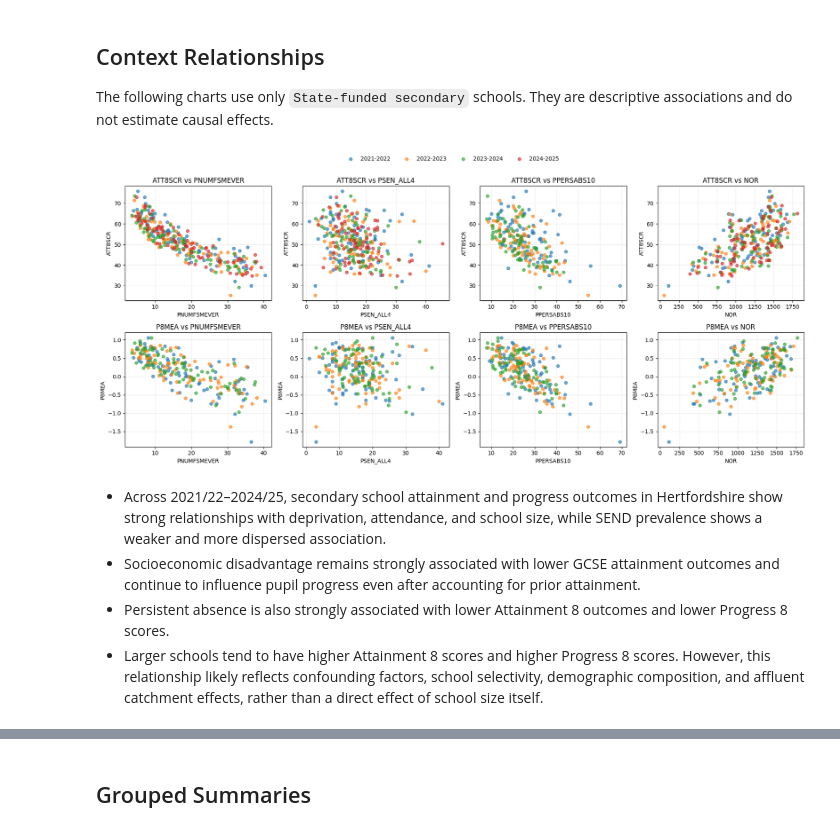
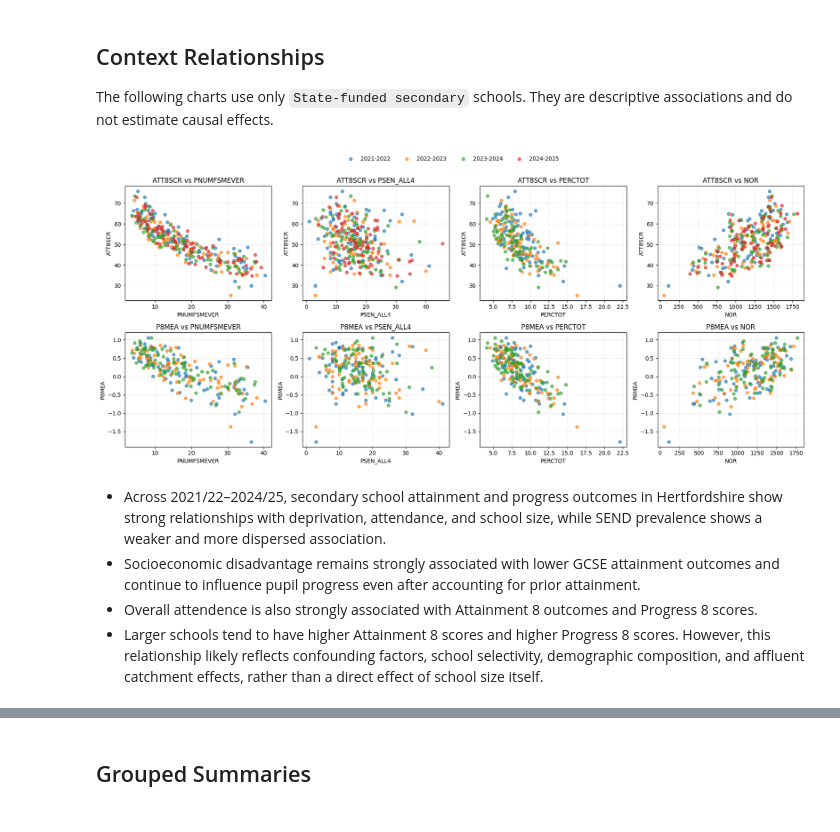
Before and after one commit to JShi12/Hertfordshire-Secondary-School-Performance-Analysis, a Jupyter notebook: Hertfordshire-Secondary-School-Performance-Analysis.ipynb, the cells around one changed output, grey strips where cells are left out. Drawn from its saved outputs; the diff is of its cells as text; code cells hidden in the pictures.

```diff
--- a/Hertfordshire-Secondary-School-Performance-Analysis.ipynb
+++ b/Hertfordshire-Secondary-School-Performance-Analysis.ipynb
@@ -539,38 +540,38 @@ The following charts use only `State-funded secondary` schools. They are descrip
 # %%
 state_funded_panel = panel.copy()
 
 def scatter_by_year(x: str, y: str, ax: plt.Axes) -> None:
     valid = state_funded_panel.dropna(subset=[x, y])
     for year, group in valid.groupby("academic_year"):
         ax.scatter(group[x], group[y], label=year, alpha=0.65, s=30)
     ax.set_xlabel(x)
     ax.set_ylabel(y)
     ax.set_title(f"{y} vs {x}")
     ax.grid(alpha=0.25)
 
 
 scatter_pairs = [
     ("PNUMFSMEVER", "ATT8SCR"),
     ("PSEN_ALL4", "ATT8SCR"),
-    ("PPERSABS10", "ATT8SCR"),
+    ("PERCTOT", "ATT8SCR"),
     ("NOR", "ATT8SCR"),
     ("PNUMFSMEVER", "P8MEA"),
     ("PSEN_ALL4", "P8MEA"),
-    ("PPERSABS10", "P8MEA"),
+    ("PERCTOT", "P8MEA"),
     ("NOR", "P8MEA"),
 ]
 
 fig, axes = plt.subplots(2, 4, figsize=(18, 8))
 for axis, (x, y) in zip(axes.ravel(), scatter_pairs):
     scatter_by_year(x, y, axis)
 
 handles, labels = axes[0, 0].get_legend_handles_labels()
 fig.legend(handles, labels, loc="upper center", ncol=len(YEARS), frameon=False)
 plt.tight_layout(rect=[0, 0, 1, 0.94])
 # %% [output]
-[figure, old version]
+[figure, new version]
 # %% [markdown]
 * Across 2021/22–2024/25, secondary school attainment and progress outcomes in Hertfordshire show strong relationships with deprivation, attendance, and school size, while SEND prevalence shows a weaker and more dispersed association.
 * Socioeconomic disadvantage remains strongly associated with lower GCSE attainment outcomes and continue to influence pupil progress even after accounting for prior attainment.
-* Persistent absence is also strongly associated with lower Attainment 8 outcomes and lower Progress 8 scores.
+* Overall attendence is also strongly associated with Attainment 8 outcomes and  Progress 8 scores.
 * Larger schools tend to have higher Attainment 8 scores and higher Progress 8 scores. However, this relationship likely reflects confounding factors, school selectivity, demographic composition, and affluent catchment effects, rather than a direct effect of school size itself.
```
Also changed, not shown: parts of 14 cells of this notebook, 1 other file.
